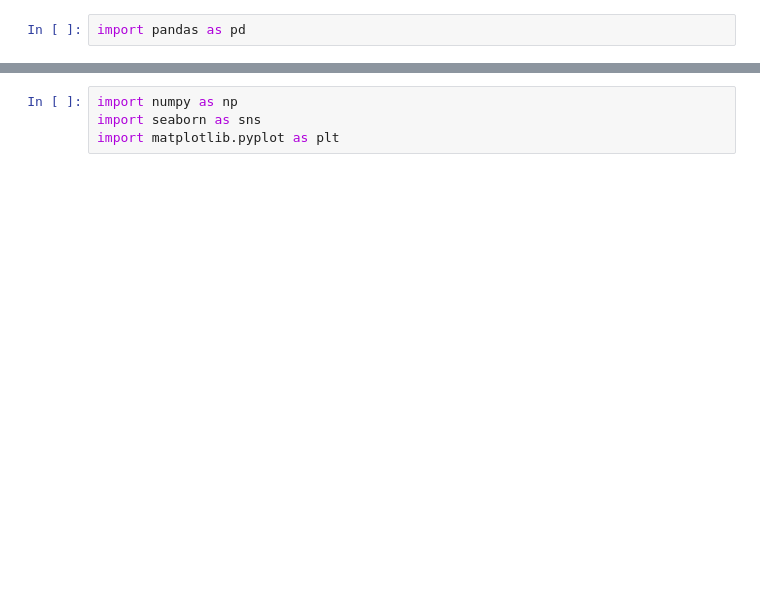
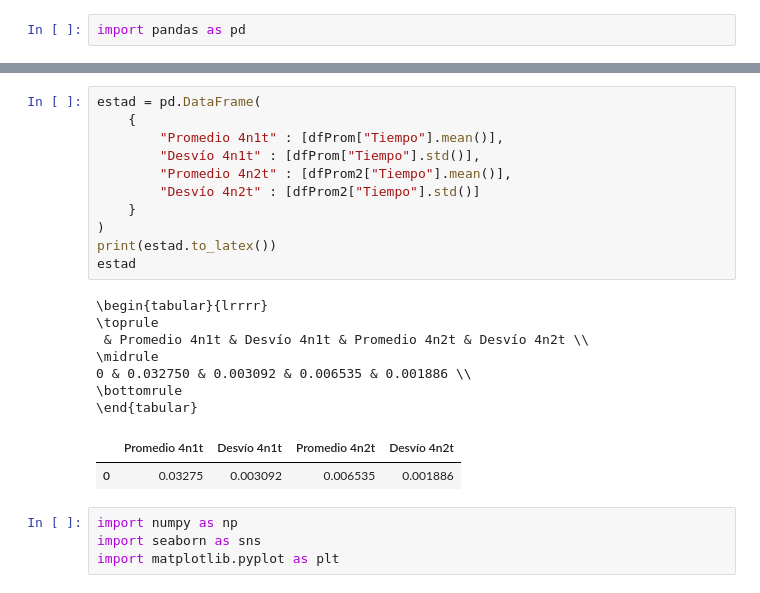
Before and after one commit to justog220/Practica-CAR, a Jupyter notebook: TP 1/EJ 2/análisis.ipynb, the cells around one changed output, grey strips where cells are left out. Cells and saved outputs as stored; diff of their text form; blank space fills up the shorter version.

```diff
--- a/TP 1/EJ 2/análisis.ipynb
+++ b/TP 1/EJ 2/análisis.ipynb
@@ -91,3 +78,24 @@ Desvío:  0.0016186353191969228
+# %%
+estad = pd.DataFrame(
+    {
+        "Promedio 4n1t" : [dfProm["Tiempo"].mean()],
+        "Desvío 4n1t" : [dfProm["Tiempo"].std()],
+        "Promedio 4n2t" : [dfProm2["Tiempo"].mean()],
+        "Desvío 4n2t" : [dfProm2["Tiempo"].std()]
+    }
+)
+print(estad.to_latex())
+estad
+# %% [output]
+\begin{tabular}{lrrrr}
+\toprule
+ & Promedio 4n1t & Desvío 4n1t & Promedio 4n2t & Desvío 4n2t \\
+\midrule
+0 & 0.032750 & 0.003092 & 0.006535 & 0.001886 \\
+\bottomrule
+\end{tabular}
+|  | Promedio 4n1t | Desvío 4n1t | Promedio 4n2t | Desvío 4n2t |
+| 0 | 0.03275 | 0.003092 | 0.006535 | 0.001886 |
 # %%
 import numpy as np
 import seaborn as sns
```
Also changed, not shown: parts of 12 cells of this notebook.
